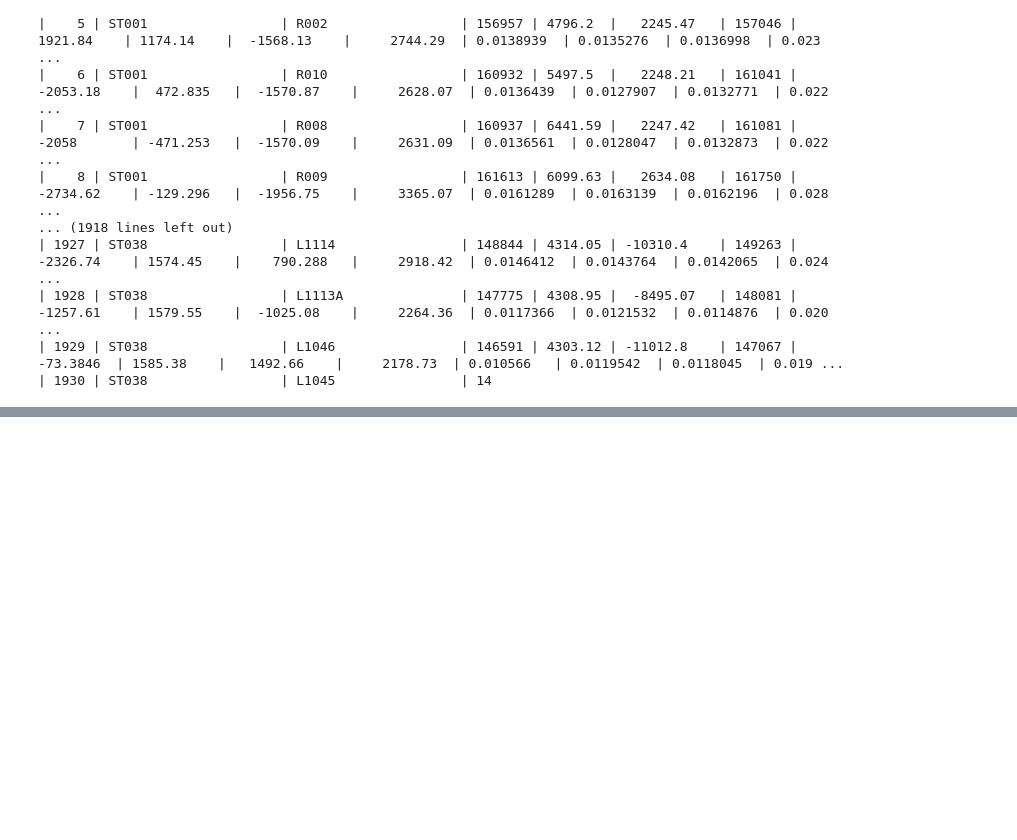
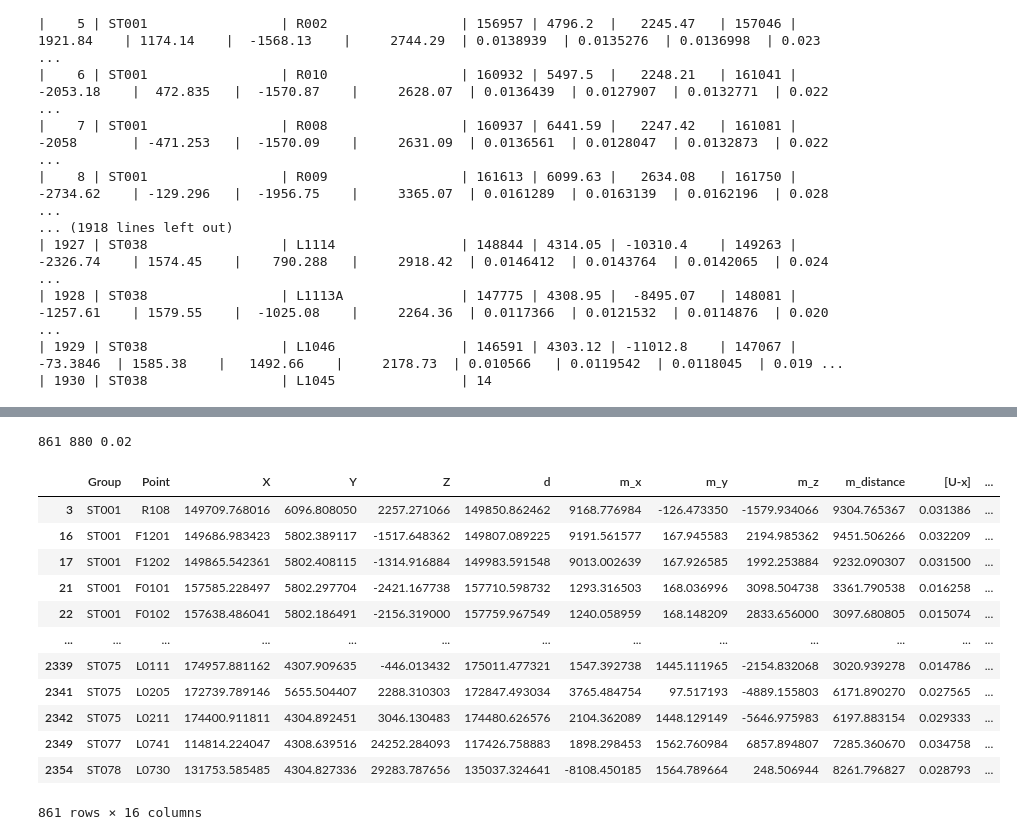
Before and after one commit to Alexander1729/max, a Jupyter notebook: python_point_data_cleaned.ipynb, the cells around one changed output, grey strips where cells are left out. Cells and saved outputs as stored; diff of their text form; code cells hidden in the pictures; blank space fills up the shorter version.

```diff
--- a/python_point_data_cleaned.ipynb
+++ b/python_point_data_cleaned.ipynb
@@ -417,0 +645,27 @@ d2.to_csv(path+f"All_points_cleaned{ver}.txt")
+# %%
+val = 'ST001'
+point = 'R108'
+t_index = d2.query("Group == @val and Point == @point").index[0]
+# print("index", t_index)
+# print(d2.to_markdown())
+
+nan = np.nan
+d3 = d2.query("rank == rank")
+
+print(len(d3), len(df_rank), f'{(1-861/880):.2f}')
+d3
+# %% [output]
+861 880 0.02
+|  | Group | Point | X | Y | Z | d | m_x | m_y | m_z | m_distance | [U-x] | ... |
+| 3 | ST001 | R108 | 149709.768016 | 6096.808050 | 2257.271066 | 149850.862462 | 9168.776984 | -126.473350 | -1579.934066 | 9304.765367 | 0.031386 | ... |
+| 16 | ST001 | F1201 | 149686.983423 | 5802.389117 | -1517.648362 | 149807.089225 | 9191.561577 | 167.945583 | 2194.985362 | 9451.506266 | 0.032209 | ... |
+| 17 | ST001 | F1202 | 149865.542361 | 5802.408115 | -1314.916884 | 149983.591548 | 9013.002639 | 167.926585 | 1992.253884 | 9232.090307 | 0.031500 | ... |
+| 21 | ST001 | F0101 | 157585.228497 | 5802.297704 | -2421.167738 | 157710.598732 | 1293.316503 | 168.036996 | 3098.504738 | 3361.790538 | 0.016258 | ... |
+| 22 | ST001 | F0102 | 157638.486041 | 5802.186491 | -2156.319000 | 157759.967549 | 1240.058959 | 168.148209 | 2833.656000 | 3097.680805 | 0.015074 | ... |
+| ... | ... | ... | ... | ... | ... | ... | ... | ... | ... | ... | ... | ... |
+| 2339 | ST075 | L0111 | 174957.881162 | 4307.909635 | -446.013432 | 175011.477321 | 1547.392738 | 1445.111965 | -2154.832068 | 3020.939278 | 0.014786 | ... |
+| 2341 | ST075 | L0205 | 172739.789146 | 5655.504407 | 2288.310303 | 172847.493034 | 3765.484754 | 97.517193 | -4889.155803 | 6171.890270 | 0.027565 | ... |
+| 2342 | ST075 | L0211 | 174400.911811 | 4304.892451 | 3046.130483 | 174480.626576 | 2104.362089 | 1448.129149 | -5646.975983 | 6197.883154 | 0.029333 | ... |
+| 2349 | ST077 | L0741 | 114814.224047 | 4308.639516 | 24252.284093 | 117426.758883 | 1898.298453 | 1562.760984 | 6857.894807 | 7285.360670 | 0.034758 | ... |
+| 2354 | ST078 | L0730 | 131753.585485 | 4304.827336 | 29283.787656 | 135037.324641 | -8108.450185 | 1564.789664 | 248.506944 | 8261.796827 | 0.028793 | ... |
+861 rows × 16 columns
```
Also changed, not shown: parts of 3 cells of this notebook, 3 other files.
